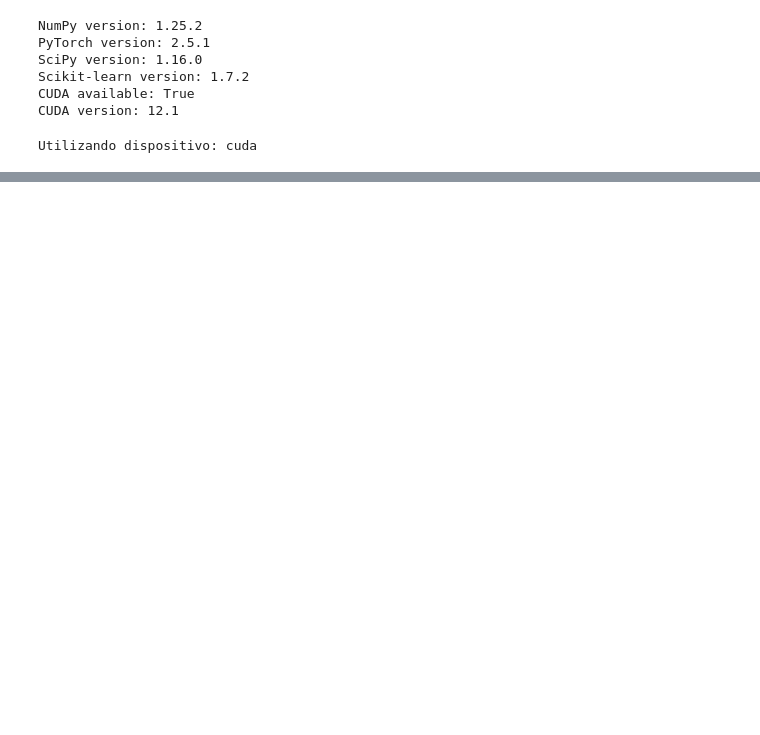
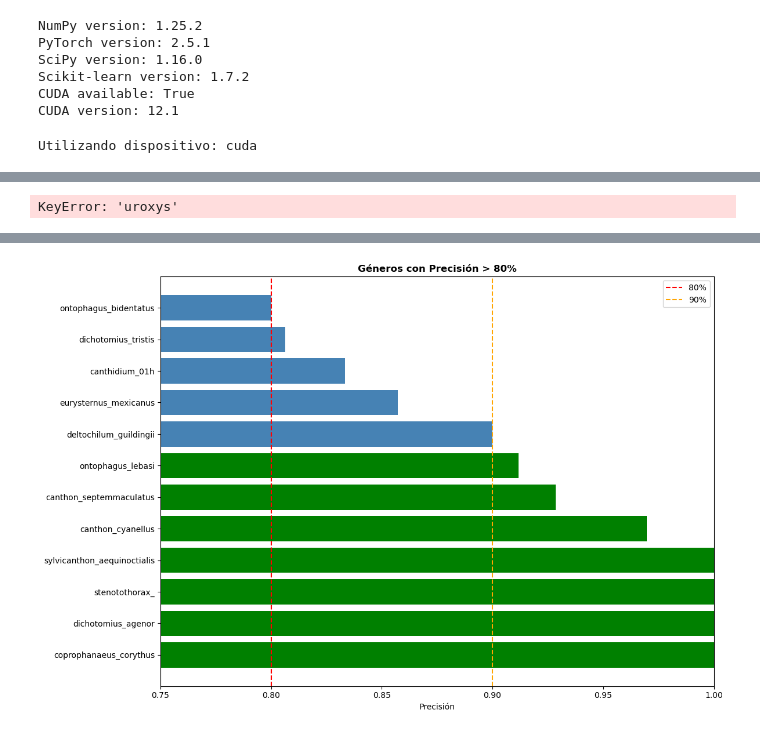
Before and after one commit to acperaltaf/beetles-classification, a Jupyter notebook: RestNet.ipynb, the cells around one changed output, grey strips where cells are left out. Cells and saved outputs as stored; diff of their text form; code cells hidden in the pictures; blank space fills up the shorter version.

```diff
--- a/RestNet.ipynb
+++ b/RestNet.ipynb
@@ -537,0 +502,73 @@ Reporte de clasificación:
+# %%
+metricas = classification_report(true_labels, predictions,
+                                   labels=unique_labels,
+                                   target_names=present_class_names,
+                                   output_dict=True)
+
+metricas['uroxys']['precision']
+# %% [output]
+KeyError: 'uroxys'
+# %%
+# Filtrar clases con precisión > 80%
+print("=" * 70)
+print("📊 CLASES CON PRECISIÓN > 80%")
+print("=" * 70)
+
+high_precision_classes = []
+
+# Iterar sobre cada clase en el reporte
+for class_name in present_class_names:
+    if class_name in metricas:
+        precision = metricas[class_name]['precision']
+        recall = metricas[class_name]['recall']
+        f1 = metricas[class_name]['f1-score']
+        support = metricas[class_name]['support']
+
+        # Filtrar solo las que tienen precisión > 80%
+        if precision >= 0.80:
+            high_precision_classes.append({
+                'Género': class_name,
+                'Precision': precision,
+                'Recall': recall,
+                'F1-Score': f1,
+                'Support': int(support)
+            })
+
+# Ordenar por precisión descendente
+high_precision_classes.sort(key=lambda x: x['Precision'], reverse=True)
+
+# Mostrar resultados
+if high_precision_classes:
+    print(f"\n✅ {len(high_precision_classes)} clases con precisión > 80%:\n")
+
+    for i, clase in enumerate(high_precision_classes, 1):
+        print(f"{i}. {clase['Género']}")
+        print(f"   Precision: {clase['Precision']*100:.2f}%")
+        print(f"   Recall:    {clase['Recall']*100:.2f}%")
+        print(f"   F1-Score:  {clase['F1-Score']:.4f}")
+        print(f"   Support:   {clase['Support']} imágenes\n")
+
+    # Crear DataFrame
+    df = pd.DataFrame(high_precision_classes)
+    print("\n📋 TABLA RESUMEN:")
+    print(df.to_string(index=False))
+
+    # Gráfico
+    plt.figure(figsize=(12, 8))
+    genera = [c['Género'] for c in high_precision_classes]
+    precs = [c['Precision'] for c in high_precision_classes]
+    colors = ['green' if p > 0.90 else 'steelblue' for p in precs]
+
+    plt.barh(range(len(genera)), precs, color=colors)
+    plt.yticks(range(len(genera)), genera)
+    plt.xlabel('Precisión')
+    plt.title('Géneros con Precisión > 80%', fontweight='bold')
+    plt.axvline(x=0.80, color='red', linestyle='--', label='80%')
+    plt.axvline(x=0.90, color='orange', linestyle='--', label='90%')
+    plt.legend()
+    plt.xlim(0.75, 1.0)
+    plt.tight_layout()
+    plt.show()
+else:
+    print("\n❌ No hay clases con precisión > 80%")
+# %% [output]
@@ -538,3 +592,4 @@ Reporte de clasificación:
+[figure, added]
 # %%
 # Identificar clases faltantes
 missing_classes = set(range(len(class_names))) - set(unique_labels)
```
Also changed, not shown: parts of 13 cells of this notebook, 19 other files.
